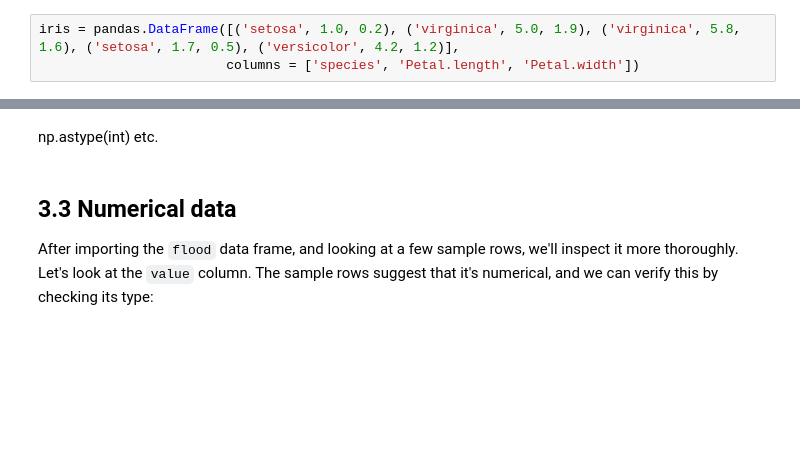
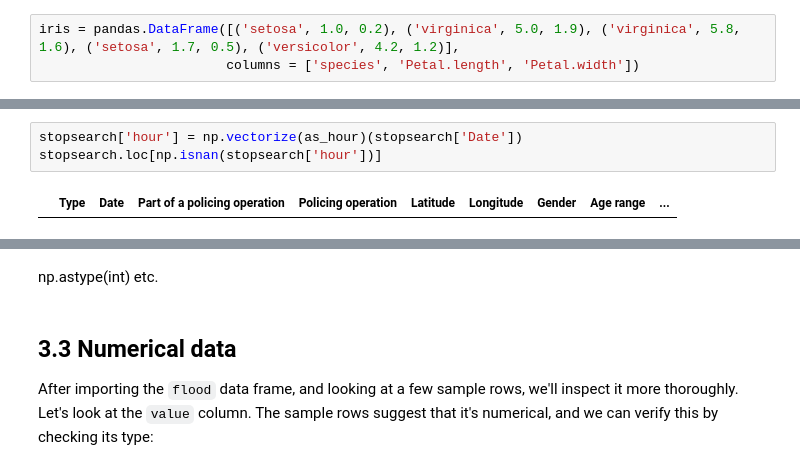
Before and after one commit to damonjw/scicomp, a Jupyter notebook: 3. Working with data.ipynb, the cells around one changed output, grey strips where cells are left out. Saved outputs shown, nothing was run; the diff lists cells and outputs as text; blank space fills up the shorter version.

```diff
--- a/3. Working with data.ipynb
+++ b/3. Working with data.ipynb
@@ -133,0 +237,5 @@ http://chris.friedline.net/2015-12-15-rutgers/lessons/python2/02-index-slice-sub
+# %%
+stopsearch['hour'] = np.vectorize(as_hour)(stopsearch['Date'])
+stopsearch.loc[np.isnan(stopsearch['hour'])]
+# %% [output]
+|  | Type | Date | Part of a policing operation | Policing operation | Latitude | Longitude | Gender | Age range | ... |
```
Also changed, not shown: parts of 75 cells of this notebook.
